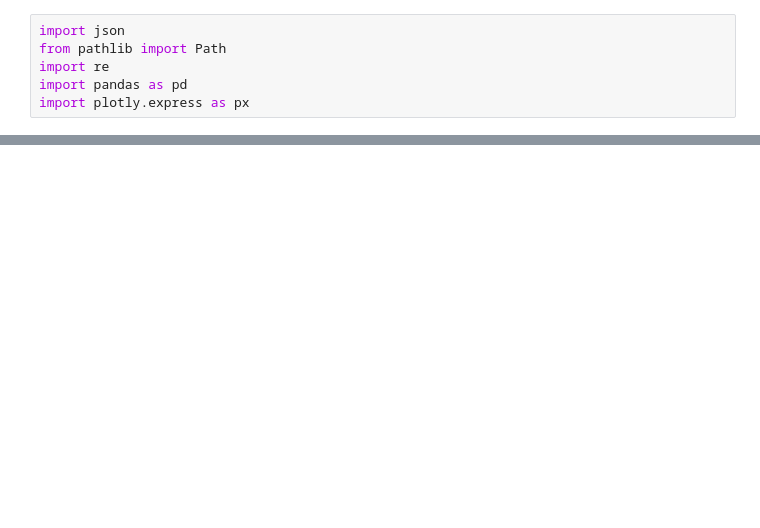
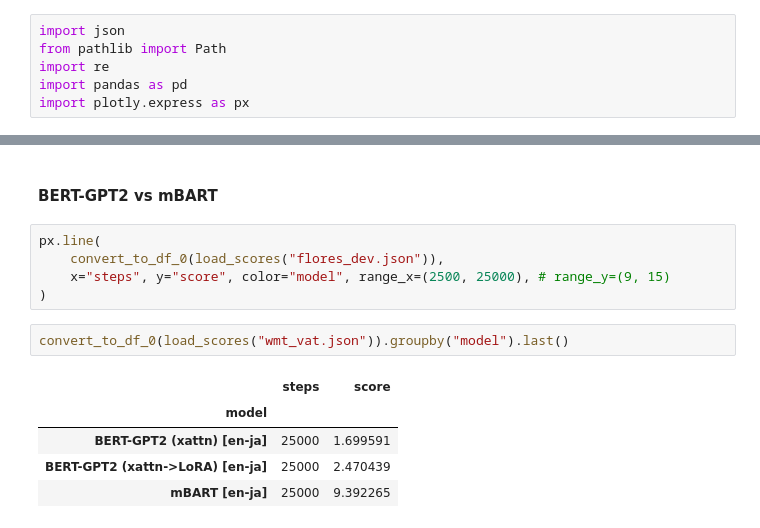
Before and after one commit to davidboening/nlp-project, a Jupyter notebook: Plots.ipynb, the cells around one changed output, grey strips where cells are left out. Saved outputs shown, nothing was run; the diff lists cells and outputs as text; blank space fills up the shorter version.

```diff
--- a/Plots.ipynb
+++ b/Plots.ipynb
@@ -29,0 +45,15 @@ def convert_to_df(data):
+# %% [markdown]
+#### BERT-GPT2 vs mBART
+# %%
+px.line(
+    convert_to_df_0(load_scores("flores_dev.json")),
+    x="steps", y="score", color="model", range_x=(2500, 25000), # range_y=(9, 15)
+)
+# %%
+convert_to_df_0(load_scores("wmt_vat.json")).groupby("model").last()
+# %% [output]
+|  | steps | score |
+| model |  |  |
+| BERT-GPT2 (xattn) [en-ja] | 25000 | 1.699591 |
+| BERT-GPT2 (xattn->LoRA) [en-ja] | 25000 | 2.470439 |
+| mBART [en-ja] | 25000 | 9.392265 |
```
Also changed, not shown: parts of 5 cells of this notebook, 17 other files.
